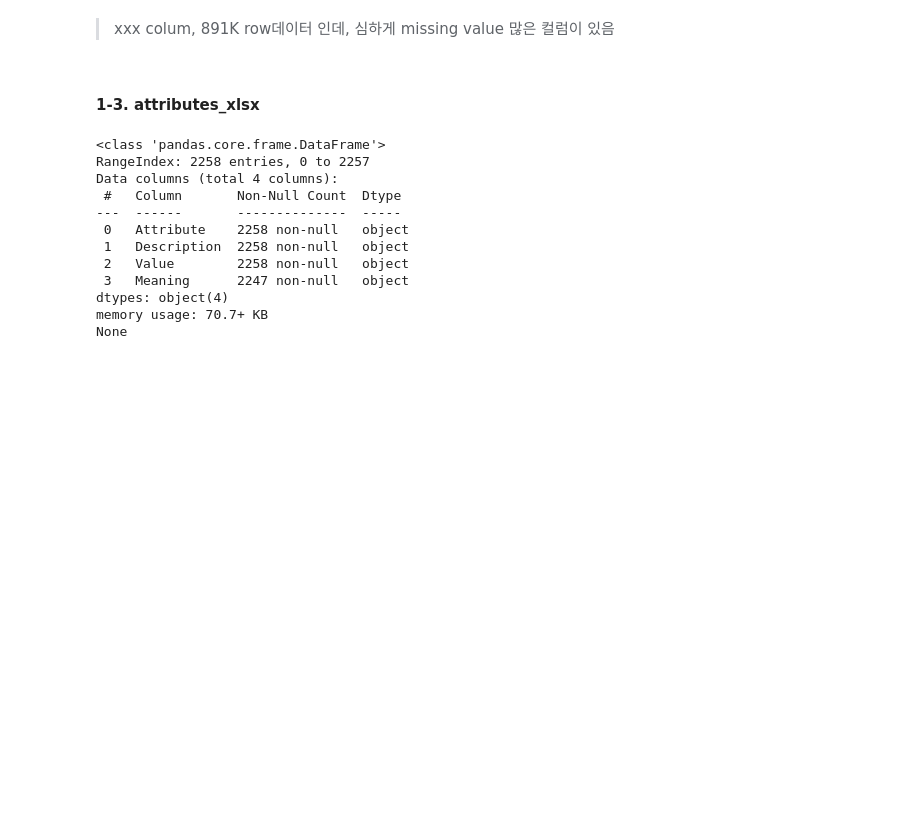
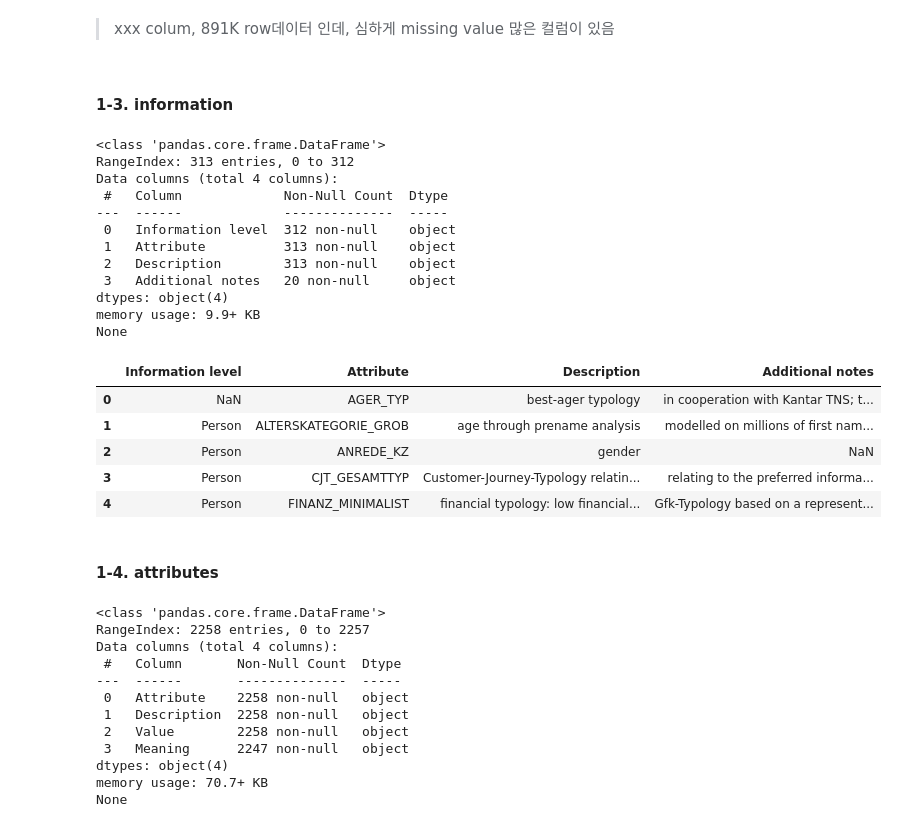
Before and after one commit to jaeyoun-chang/u_city_capstone, a Jupyter notebook: Arvato Project Workbook.ipynb, the cells around one changed output. Drawn from its saved outputs; the diff is of its cells as text; code cells hidden in the pictures; blank space fills up the shorter version.

```diff
--- a/Arvato Project Workbook.ipynb
+++ b/Arvato Project Workbook.ipynb
@@ -213,7 +220,42 @@ max     99.876860
 > xxx colum, 891K row데이터 인데, 심하게 missing value 많은 컬럼이 있음
 >
 # %% [markdown]
-#### 1-3. attributes_xlsx
+#### 1-3. information
+# %%
+'''
+load and file structure
+'''
+
+information = pd.read_excel(
+    'DIAS Information Levels - Attributes 2017.xlsx', header=1).iloc[:, 1:]
+information.name = 'information'
+
+# only 1st lines of information have values
+information['Information level'] = information['Information level'].fillna(method = 'ffill')
+
+print (information.info())
+information.head()
+# %% [output]
+<class 'pandas.core.frame.DataFrame'>
+RangeIndex: 313 entries, 0 to 312
+Data columns (total 4 columns):
+ #   Column             Non-Null Count  Dtype
+---  ------             --------------  -----
+ 0   Information level  312 non-null    object
+ 1   Attribute          313 non-null    object
+ 2   Description        313 non-null    object
+ 3   Additional notes   20 non-null     object
+dtypes: object(4)
+memory usage: 9.9+ KB
+None
+|  | Information level | Attribute | Description | Additional notes |
+| 0 | NaN | AGER_TYP | best-ager typology | in cooperation with Kantar TNS; t... |
+| 1 | Person | ALTERSKATEGORIE_GROB | age through prename analysis | modelled on millions of first nam... |
+| 2 | Person | ANREDE_KZ | gender | NaN |
+| 3 | Person | CJT_GESAMTTYP | Customer-Journey-Typology relatin... | relating to the preferred informa... |
+| 4 | Person | FINANZ_MINIMALIST | financial typology: low financial... | Gfk-Typology based on a represent... |
+# %% [markdown]
+#### 1-4. attributes
 # %%
 '''
 load and file structure
```
Also changed, not shown: parts of 10 cells of this notebook.
